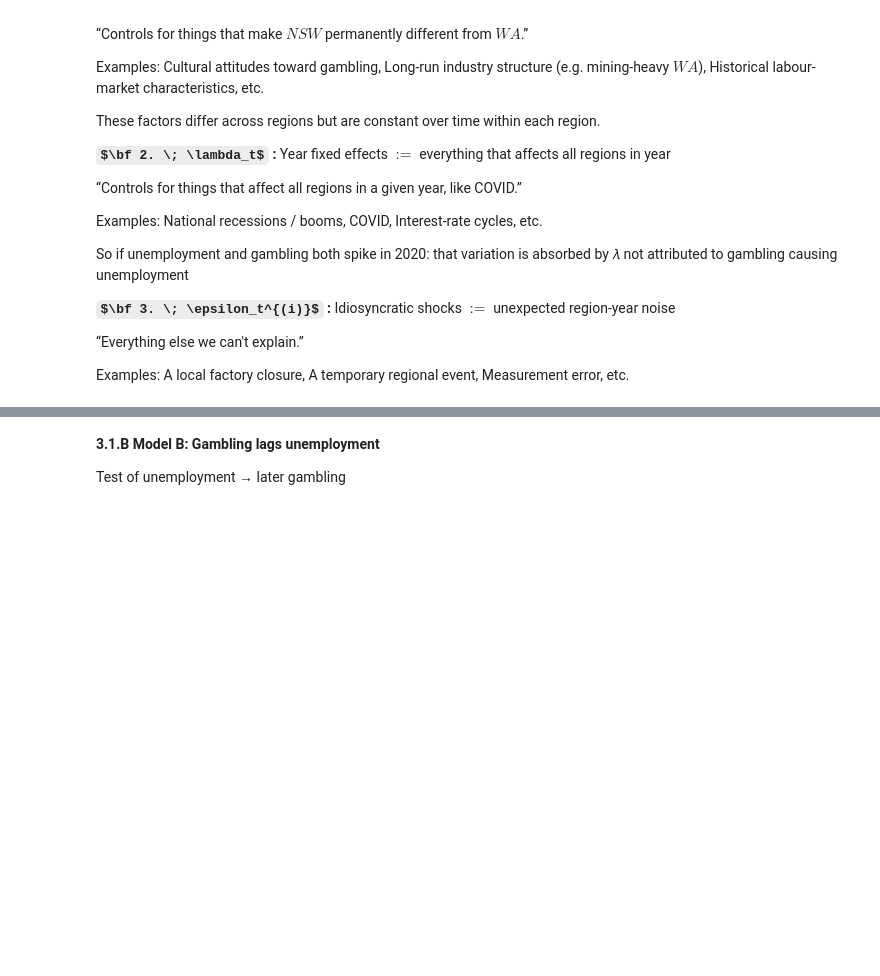
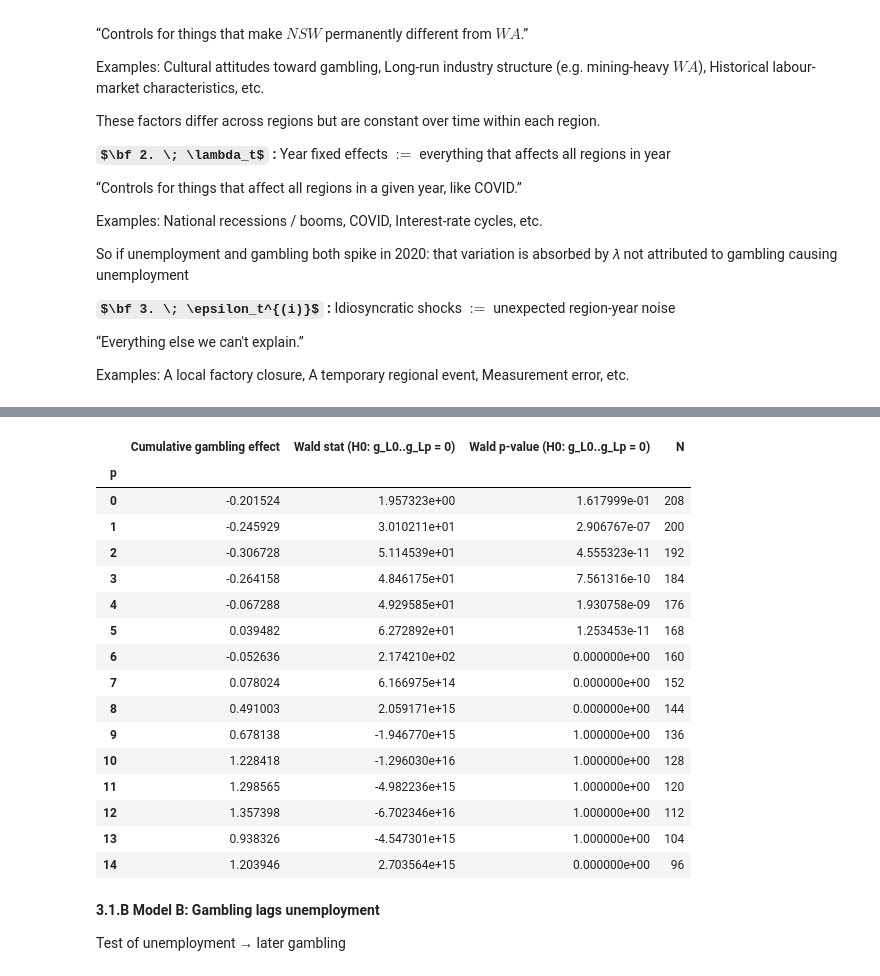
Before and after one commit to Yukiii0517/QM2, a Jupyter notebook: QM_updated_.ipynb, the cells around one changed output, grey strips where cells are left out. Drawn from its saved outputs; the diff is of its cells as text; code cells hidden in the pictures; some formulas as TeX source; blank space fills up the shorter version.

```diff
--- a/QM_updated_.ipynb
+++ b/QM_updated_.ipynb
@@ -279,7 +279,7 @@ def format_p(pval, decimals=6):
     return f"{pval:.{decimals}f}"
 
 # ---------- settings ----------
-P = 4     # lag length used in ts_ols_modelA (must match your estimation)
+P = 5   # lag length used in ts_ols_modelA (must match your estimation)
 EXCL = "NT"      # exclude NT for the robustness national series
 
 # ---------- flatten panel ----------
@@ -329,7 +329,9 @@ table = summary_col(
     float_format="%0.3f",
     model_names=names,
     regressor_order=regressor_order,
-    info_dict={"N": lambda x: f"{int(x.nobs)}"},
+    info_dict={
+        "N": lambda x: f"{int(x.nobs)}"
+    },
 )
 
 # ---------- append extra rows (aligned as normal rows) ----------
@@ -482,3 +572,37 @@ Included effects: Entity, Time
+# %%
+#PART 2 — Sensitivity test over multiple p
+def sensitivity_test_panelA(df_panel, p_list=[0, 1, 2, 3, 4, 5, 6, 7, 8, 9, 10, 11, 12, 13, 14]):
+    rows = []
+
+    for p in p_list:
+        _, extra = panel_fe_modelA(df_panel, p=p)
+        rows.append(extra)
+
+    out = pd.concat(rows, ignore_index=True).set_index("p")
+    return out
+# %%
+# ---- HOW TO CALL THE SENSITIVITY TEST ----
+# Example: test p = 1..5
+sens = sensitivity_test_panelA(df, p_list=[0, 1, 2, 3, 4, 5, 6, 7, 8, 9, 10, 11, 12, 13, 14])
+sens
+# %% [output]
+|  | Cumulative gambling effect | Wald stat (H0: g_L0..g_Lp = 0) | Wald p-value (H0: g_L0..g_Lp = 0) | N |
+| p |  |  |  |  |
+| 0 | -0.201524 | 1.957323e+00 | 1.617999e-01 | 208 |
+| 1 | -0.245929 | 3.010211e+01 | 2.906767e-07 | 200 |
+| 2 | -0.306728 | 5.114539e+01 | 4.555323e-11 | 192 |
+| 3 | -0.264158 | 4.846175e+01 | 7.561316e-10 | 184 |
+| 4 | -0.067288 | 4.929585e+01 | 1.930758e-09 | 176 |
+| 5 | 0.039482 | 6.272892e+01 | 1.253453e-11 | 168 |
+| 6 | -0.052636 | 2.174210e+02 | 0.000000e+00 | 160 |
+| 7 | 0.078024 | 6.166975e+14 | 0.000000e+00 | 152 |
+| 8 | 0.491003 | 2.059171e+15 | 0.000000e+00 | 144 |
+| 9 | 0.678138 | -1.946770e+15 | 1.000000e+00 | 136 |
+| 10 | 1.228418 | -1.296030e+16 | 1.000000e+00 | 128 |
+| 11 | 1.298565 | -4.982236e+15 | 1.000000e+00 | 120 |
+| 12 | 1.357398 | -6.702346e+16 | 1.000000e+00 | 112 |
+| 13 | 0.938326 | -4.547301e+15 | 1.000000e+00 | 104 |
+| 14 | 1.203946 | 2.703564e+15 | 0.000000e+00 | 96 |
 # %% [markdown]
 **3.1.B Model B: Gambling lags unemployment**
 
```
Also changed, not shown: parts of 16 cells of this notebook.
